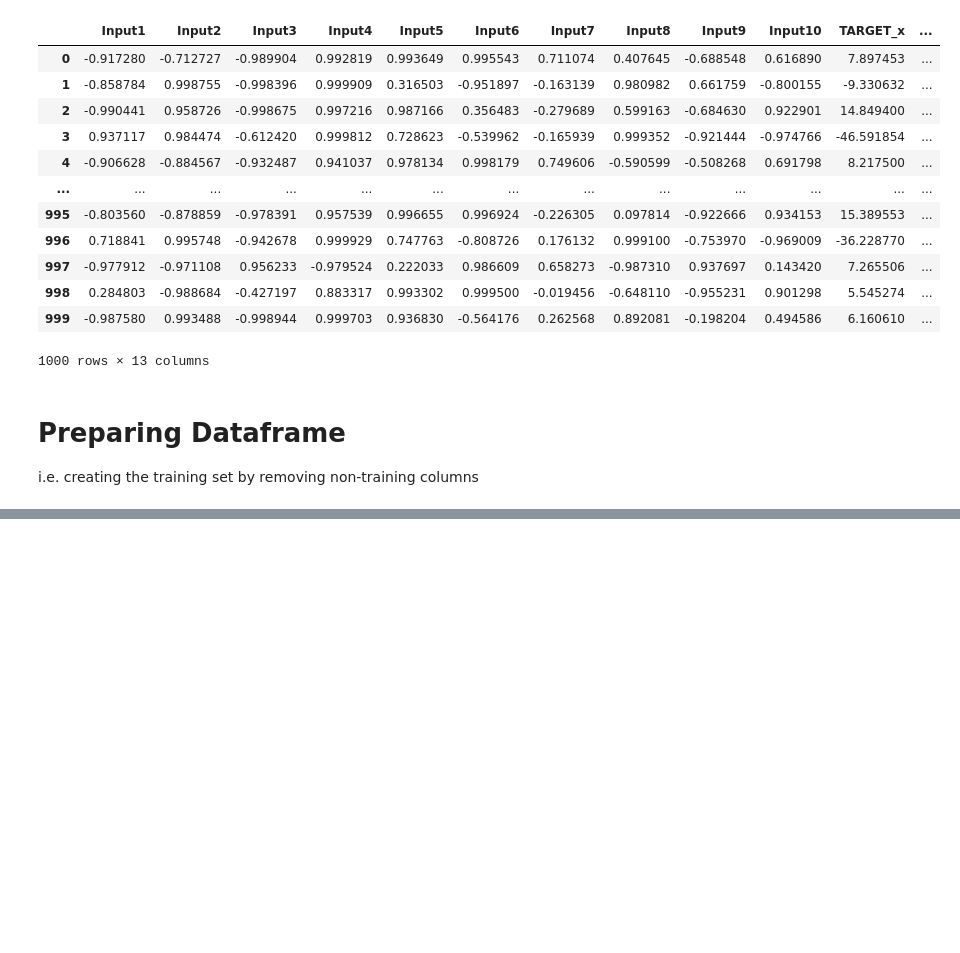
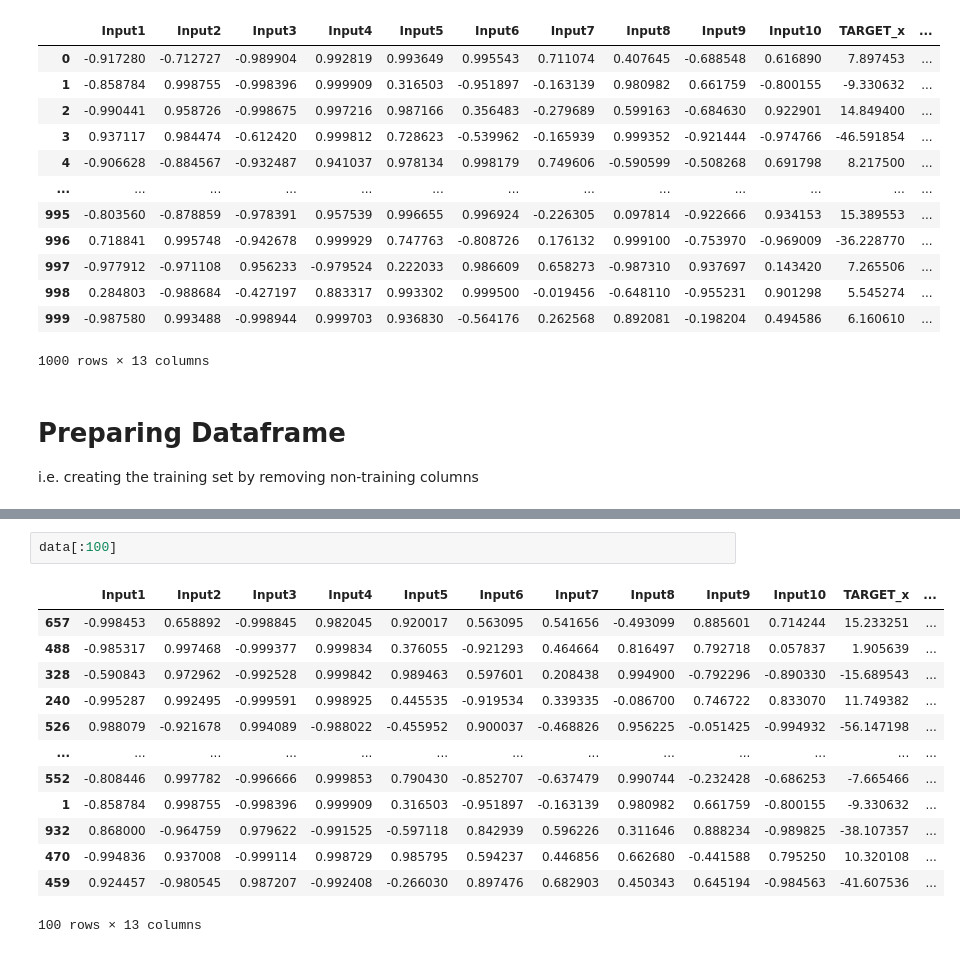
Before and after one commit to Nsivaa/ML, a Jupyter notebook: project/notebook.ipynb, the cells around one changed output, grey strips where cells are left out. Drawn from its saved outputs; the diff is of its cells as text; blank space fills up the shorter version.

```diff
--- a/project/notebook.ipynb
+++ b/project/notebook.ipynb
@@ -108,0 +147,16 @@ for row,label in zip(tr_data_X.itertuples(index = False, name = None),tr_data_Y.
+# %%
+data[:100]
+# %% [output]
+|  | Input1 | Input2 | Input3 | Input4 | Input5 | Input6 | Input7 | Input8 | Input9 | Input10 | TARGET_x | ... |
+| 657 | -0.998453 | 0.658892 | -0.998845 | 0.982045 | 0.920017 | 0.563095 | 0.541656 | -0.493099 | 0.885601 | 0.714244 | 15.233251 | ... |
+| 488 | -0.985317 | 0.997468 | -0.999377 | 0.999834 | 0.376055 | -0.921293 | 0.464664 | 0.816497 | 0.792718 | 0.057837 | 1.905639 | ... |
+| 328 | -0.590843 | 0.972962 | -0.992528 | 0.999842 | 0.989463 | 0.597601 | 0.208438 | 0.994900 | -0.792296 | -0.890330 | -15.689543 | ... |
+| 240 | -0.995287 | 0.992495 | -0.999591 | 0.998925 | 0.445535 | -0.919534 | 0.339335 | -0.086700 | 0.746722 | 0.833070 | 11.749382 | ... |
+| 526 | 0.988079 | -0.921678 | 0.994089 | -0.988022 | -0.455952 | 0.900037 | -0.468826 | 0.956225 | -0.051425 | -0.994932 | -56.147198 | ... |
+| ... | ... | ... | ... | ... | ... | ... | ... | ... | ... | ... | ... | ... |
+| 552 | -0.808446 | 0.997782 | -0.996666 | 0.999853 | 0.790430 | -0.852707 | -0.637479 | 0.990744 | -0.232428 | -0.686253 | -7.665466 | ... |
+| 1 | -0.858784 | 0.998755 | -0.998396 | 0.999909 | 0.316503 | -0.951897 | -0.163139 | 0.980982 | 0.661759 | -0.800155 | -9.330632 | ... |
+| 932 | 0.868000 | -0.964759 | 0.979622 | -0.991525 | -0.597118 | 0.842939 | 0.596226 | 0.311646 | 0.888234 | -0.989825 | -38.107357 | ... |
+| 470 | -0.994836 | 0.937008 | -0.999114 | 0.998729 | 0.985795 | 0.594237 | 0.446856 | 0.662680 | -0.441588 | 0.795250 | 10.320108 | ... |
+| 459 | 0.924457 | -0.980545 | 0.987207 | -0.992408 | -0.266030 | 0.897476 | 0.682903 | 0.450343 | 0.645194 | -0.984563 | -41.607536 | ... |
+100 rows × 13 columns
```
Also changed, not shown: parts of 12 cells of this notebook, 1 other file.
